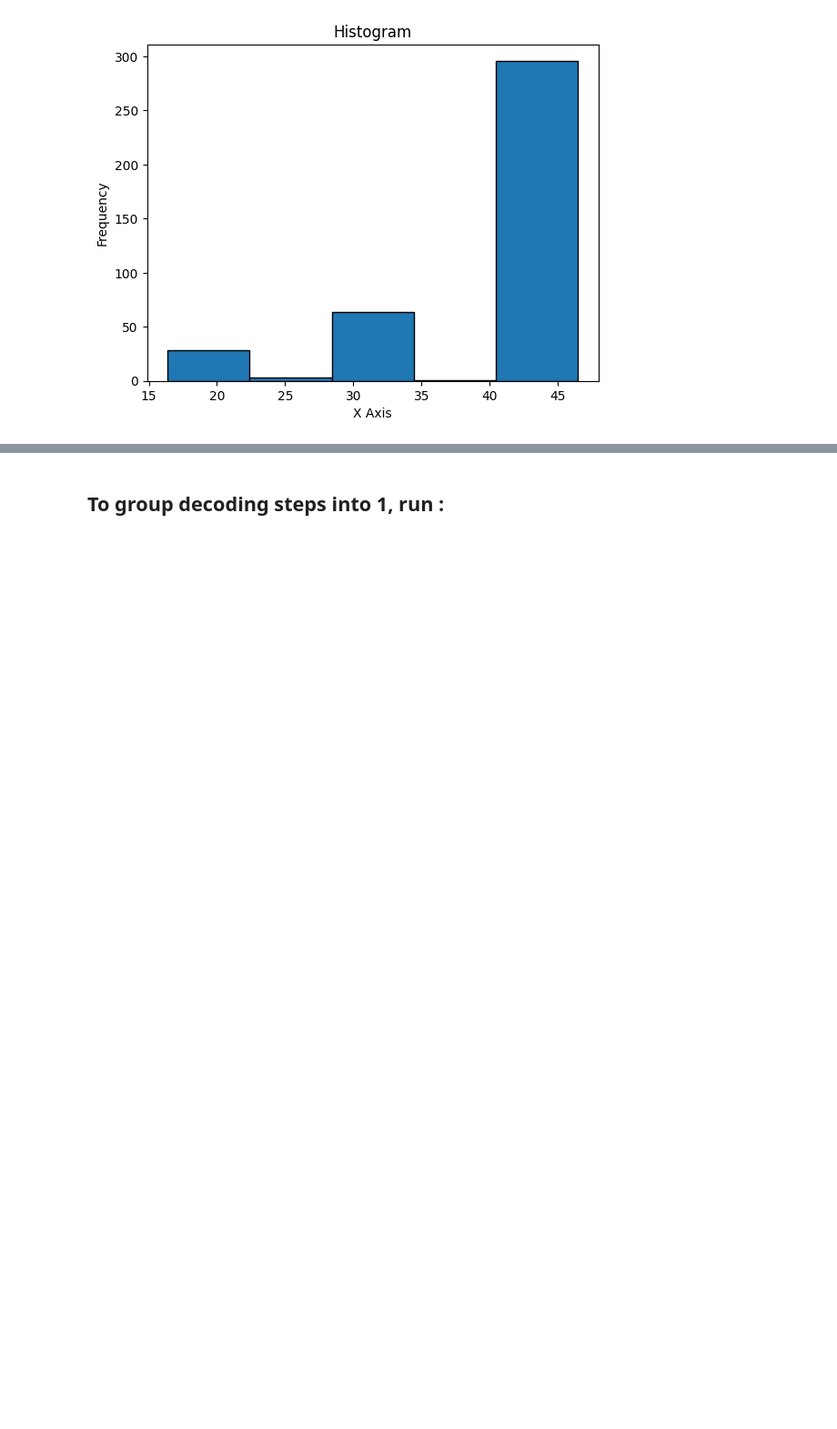
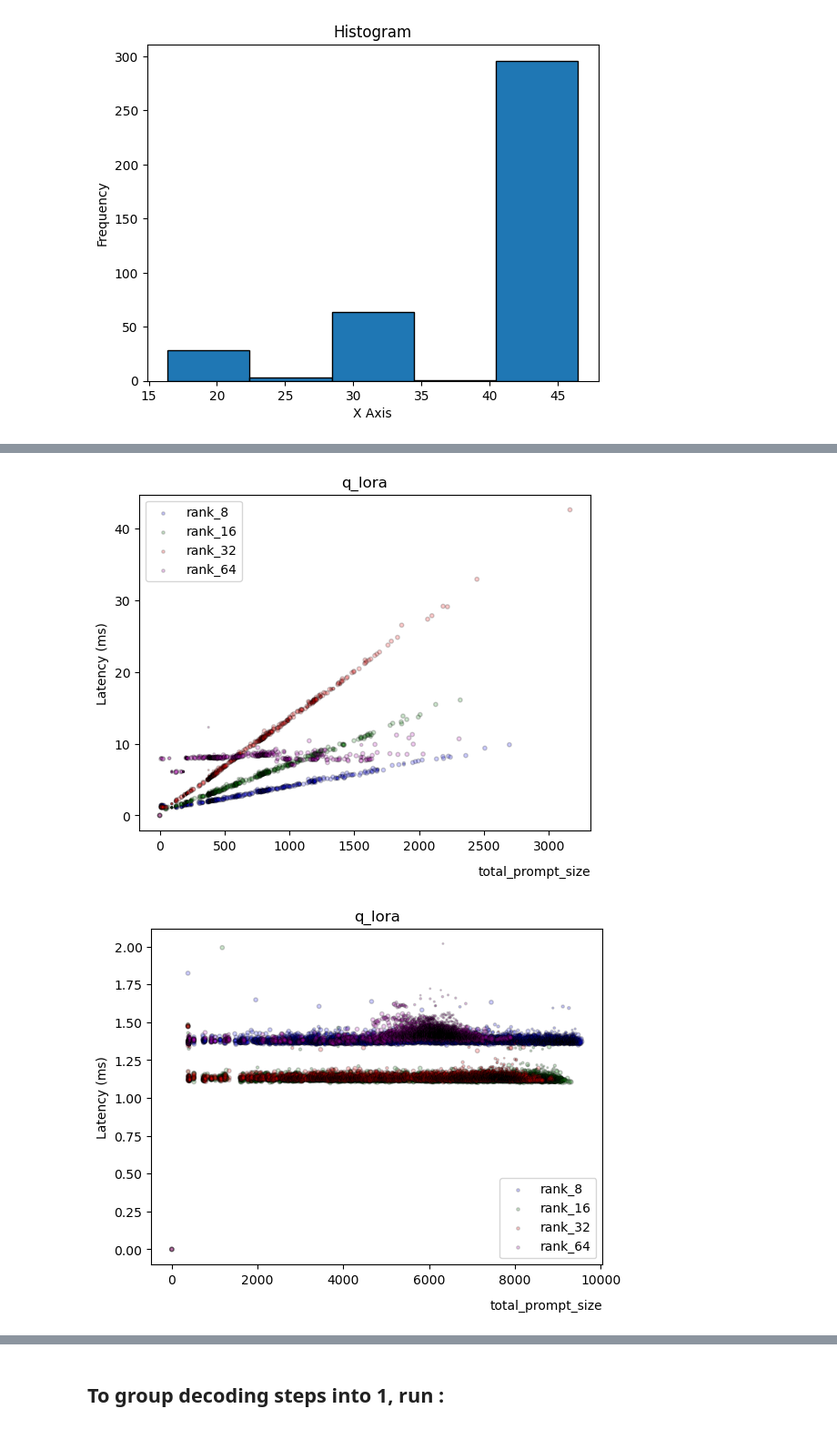
Before and after one commit to sgjeon194/S-LoRA_Analysis, a Jupyter notebook: Logs/timeDataParser.ipynb, the cells around one changed output, grey strips where cells are left out. Shown: that part at 91% size. Drawn from its saved outputs; the diff is of its cells as text; code cells hidden in the pictures; blank space fills up the shorter version.

```diff
--- a/Logs/timeDataParser.ipynb
+++ b/Logs/timeDataParser.ipynb
@@ -502,0 +495,6 @@ plot_base_and_lora_relationship(prefill_steps)
+# %%
+_, prefill_steps_rank_8, decode_steps_rank_8 = make_steps("rankTest/rank_8_only_custom.txt")
+_, prefill_steps_rank_16, decode_steps_rank_16 = make_steps("rankTest/rank_16_only_custom.txt")
+_, prefill_steps_rank_32, decode_steps_rank_32 = make_steps("rankTest/rank_32_only_custom.txt")
+_, prefill_steps_rank_64, decode_steps_rank_64 = make_steps("rankTest/rank_64_only_custom.txt")
+_, prefill_steps_rank_64_tl, decode_steps_rank_64_tl = make_steps("rankTest/rank_64_tl.txt")
@@ -502,0 +517,5 @@ plot_base_and_lora_relationship(prefill_steps)
+# %%
+#_, prefill_steps_rank_8_only_tl, decode_steps_rank_8_only_tl = make_steps("rankTest/rank_8_only_tl.txt")
+_, prefill_steps_rank_16_only_tl, decode_steps_rank_16_only_tl = make_steps("rankTest/rank_16_only_tl.txt")
+_, prefill_steps_rank_32_only_tl, decode_steps_rank_32_only_tl = make_steps("rankTest/rank_32_only_tl.txt")
+_, prefill_steps_rank_64_only_tl, decode_steps_rank_64_only_tl = make_steps("rankTest/rank_64_only_tl.txt")
@@ -502,0 +599,6 @@ plot_base_and_lora_relationship(prefill_steps)
+# %%
+plot_tokenlen_rank_and_execution_time_relationship(prefill_steps_rank_8, prefill_steps_rank_16, prefill_steps_rank_32, prefill_steps_rank_64_only_tl)
+plot_tokenlen_rank_and_execution_time_relationship(decode_steps_rank_8, decode_steps_rank_16, decode_steps_rank_32, decode_steps_rank_64)
+# %% [output]
+[figure, added]
+[figure, added]
```
Also changed, not shown: parts of 38 cells of this notebook.
